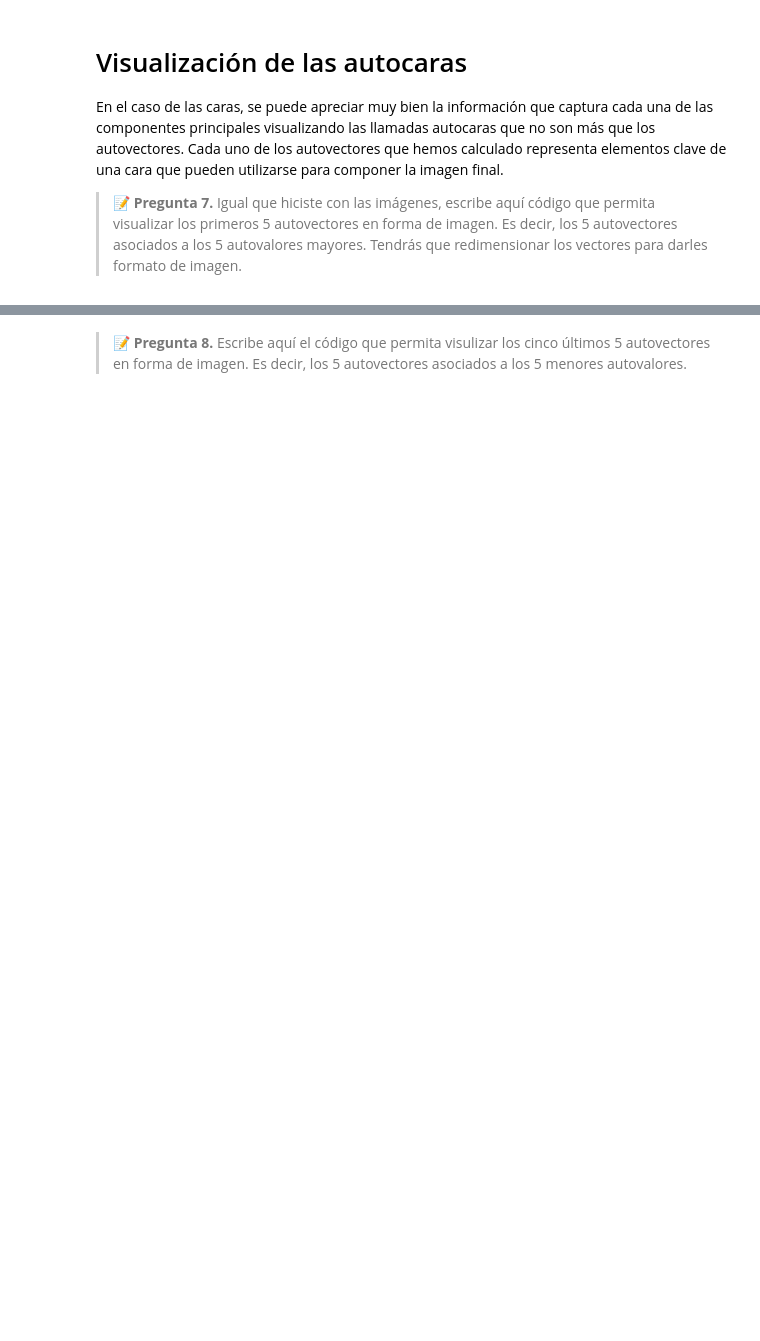
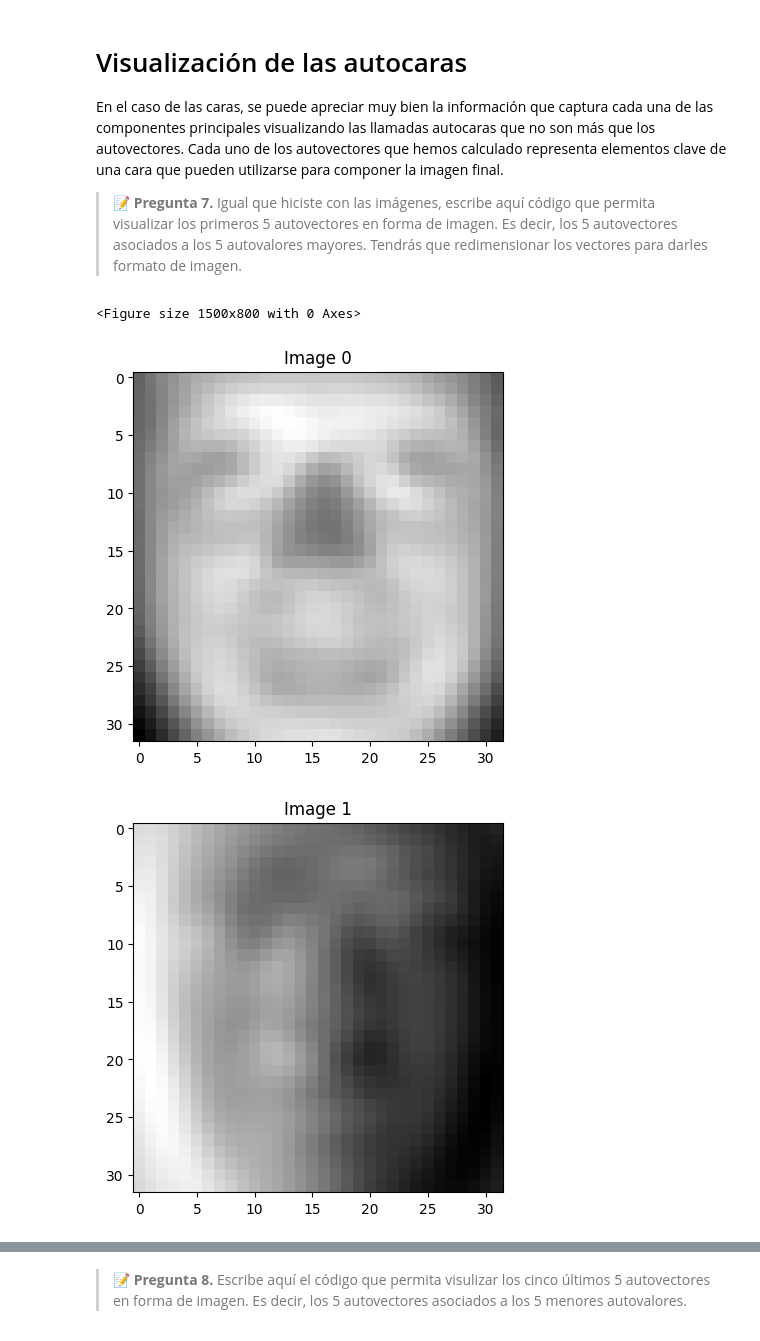
Before and after one commit to Migue8gl/DataScienceMaster, a Jupyter notebook: extraccion_de_caracteristicas_en_imagenes/p2_pca/PCA_guion24.ipynb, the cells around one changed output, grey strips where cells are left out. Cells and saved outputs as stored; diff of their text form; code cells hidden in the pictures; blank space fills up the shorter version.

```diff
--- a/extraccion_de_caracteristicas_en_imagenes/p2_pca/PCA_guion24.ipynb
+++ b/extraccion_de_caracteristicas_en_imagenes/p2_pca/PCA_guion24.ipynb
@@ -75,2 +84,9 @@ X_norm =
+# %%
+from sklearn.preprocessing import StandardScaler
+
+X = np.reshape(X, shape = (X.shape[0], X.shape[1]**2))
+scaler = StandardScaler(with_std=False)
+scaler.fit(X)
+X_norm = scaler.transform(X)
 # %% [markdown]
 > 📝 **Pregunta 4.** Escribe código, lo más eficiente posible, para comprobar que las columnas de rasgos tienen media cero.
@@ -137,0 +190,19 @@ En el caso de las caras, se puede apreciar muy bien la información que captura
+# %%
+#Introduce aquí tu código para representar las 5 primeras autocaras
+first_five_autocaras = autovectores[:, :5].T
+n_autocaras = 5
+plt.figure(figsize=(15,8))
+
+# Redimensionamos los datos
+first_five_autocaras = np.reshape(first_five_autocaras, (first_five_autocaras.shape[0], 32, 32))
+
+# Los mostramos
+for i in range(n_autocaras):
+    plt.figure()
+    # Se transpone la matriz para mostrar la cara orientada y se utiliza el mapa de colores gris
+    plt.imshow(first_five_autocaras[i].T, cmap="gray")
+    plt.title(f"Image {i}")
+# %% [output]
+<Figure size 1500x800 with 0 Axes>
+[figure, added]
+[figure, added]
```
Also changed, not shown: parts of 42 cells of this notebook, 20 other files.
